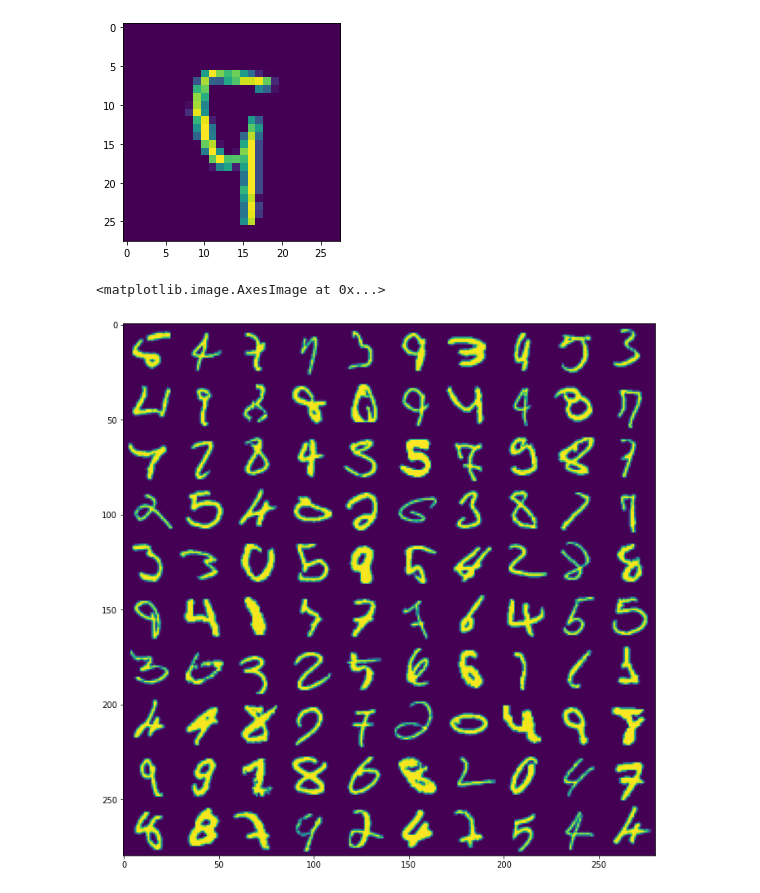
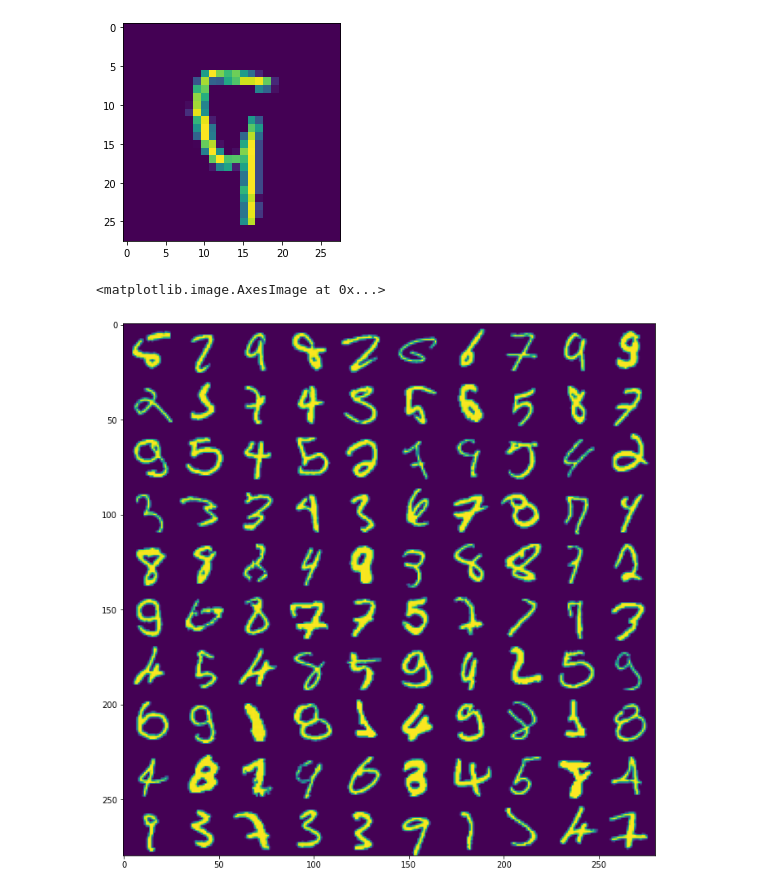
Before and after one commit to andraspalasti/notebooks, a Jupyter notebook: mnist_pytorch.ipynb, the cells around one changed output. Cells and saved outputs as stored; diff of their text form; code cells hidden in the pictures.

```diff
--- a/mnist_pytorch.ipynb
+++ b/mnist_pytorch.ipynb
@@ -8,6 +8,8 @@ from datasets import fetch_mnist
 # %%
 # Load the mnist dataset
 images_train, labels_train, images_test, labels_test = fetch_mnist()
+images_train = images_train / 255.0
+images_test = images_test / 255.0
 # %%
 # Model
 class Network(nn.Module):
@@ -82,18 +84,18 @@ From NN: tensor([9])
 # %%
 # Images that it did not got right
 import matplotlib.pyplot as plt
 
 G = 10
 
 X = torch.tensor(images_test[:].reshape((-1, 28 * 28))).float()
 Y = torch.tensor(labels_test[:]).long()
+
 out = model(X)
-wrong = [i for i, match in enumerate(torch.argmax(out, dim=1) == Y) if not match][
-    : G * G
-]
+bad_batch = [i for i, match in enumerate(torch.argmax(out, dim=1) == Y) if not match]
+bad_batch = bad_batch[: G * G]
 
 plt.figure(figsize=(12, 12))
-plt.imshow(np.concatenate(images_test[wrong].reshape((G, G * 28, 28)), axis=1))
+plt.imshow(np.concatenate(images_test[bad_batch].reshape((G, G * 28, 28)), axis=1))
 # %% [output]
 <matplotlib.image.AxesImage at 0x...>
-[figure, old version]
+[figure, new version]
```
Also changed, not shown: parts of 1 cell of this notebook.
